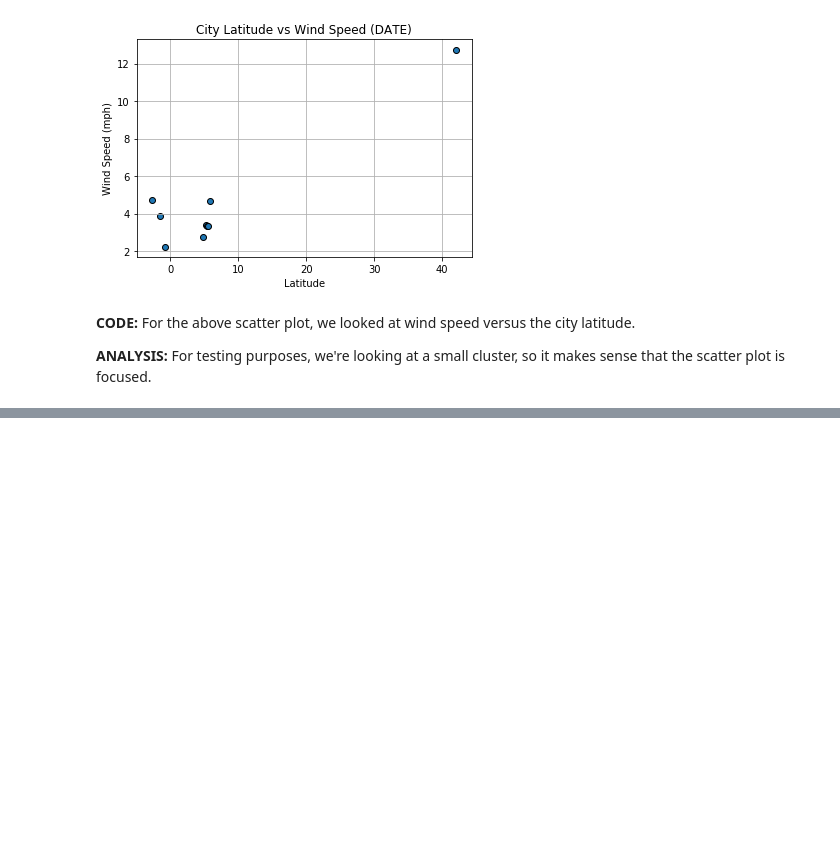
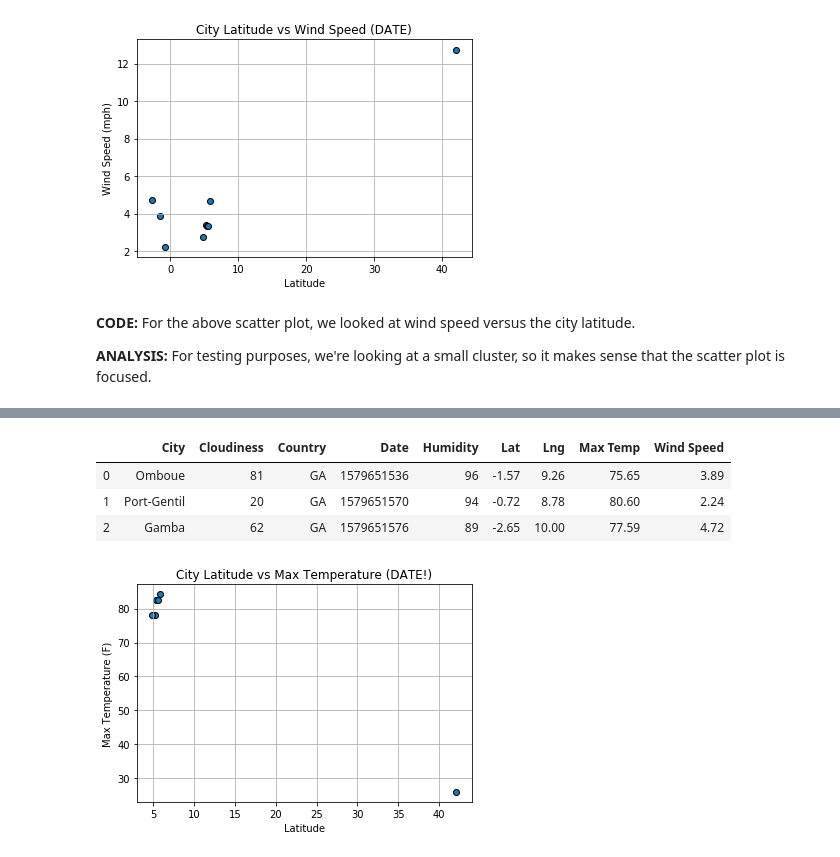
Before and after one commit to VallieTracy/Global-Weather-Analysis, a Jupyter notebook: WeatherPy/WeatherPy.ipynb, the cells around one changed output, grey strips where cells are left out. Saved outputs shown, nothing was run; the diff lists cells and outputs as text; code cells hidden in the pictures; blank space fills up the shorter version.

Commit message:
need to add equation to line regress; stu_weather_stats

```diff
--- a/WeatherPy/WeatherPy.ipynb
+++ b/WeatherPy/WeatherPy.ipynb
@@ -287,0 +254,14 @@ southern_df
+# %%
+#run linear regression on the above relationships; separated by hemisphere
+
+#create northern hemisphere dataframe
+
+#logic test/conditional statement returns a series of boolean values; make sure on the right track
+northern_hem = city_df["Lat"] >= 0
+
+#locate where the 'Lat' values are >= 0; reset index for cleaner formatting
+northern_df = city_df.loc[city_df["Lat"] >= 0, :].reset_index()
+
+#get rid of newly created 'index' column resulting from above code
+northern_df = northern_df[["City", "Cloudiness", "Country", "Date", "Humidity", "Lat", "Lng", "Max Temp", "Wind Speed"]]
+northern_df
@@ -287,0 +276,30 @@ southern_df
+# %%
+#create southern hemisphere dataframe
+
+#logic test that prints out series of boolean values; strictly for my own knowledge
+southern_hem = city_df["Lat"] < 0
+
+southern_df = city_df.loc[city_df["Lat"] < 0, :].reset_index()
+southern_df = southern_df[["City", "Cloudiness", "Country", "Date", "Humidity", "Lat", "Lng", "Max Temp", "Wind Speed"]]
+southern_df
+# %% [output]
+|  | City | Cloudiness | Country | Date | Humidity | Lat | Lng | Max Temp | Wind Speed |
+| 0 | Omboue | 81 | GA | 1579651536 | 96 | -1.57 | 9.26 | 75.65 | 3.89 |
+| 1 | Port-Gentil | 20 | GA | 1579651570 | 94 | -0.72 | 8.78 | 80.60 | 2.24 |
+| 2 | Gamba | 62 | GA | 1579651576 | 89 | -2.65 | 10.00 | 77.59 | 4.72 |
+# %%
+#plot latitude v temperature (northern hemisphere)
+
+x_values = northern_df["Lat"]
+y_values = northern_df["Max Temp"]
+plt.scatter(x_values, y_values, edgecolors="black")
+plt.title("City Latitude vs Max Temperature (DATE!)")
+plt.xlabel("Latitude")
+plt.ylabel("Max Temperature (F)")
+plt.grid()
+
+
+#save scatter plot to Images Folder
+plt.savefig(os.path.join("Images","Northern_Temp_v_Latitude.png"))
+# %% [output]
+[figure, added]
```
Also changed, not shown: parts of 7 cells of this notebook, 1 other file.
